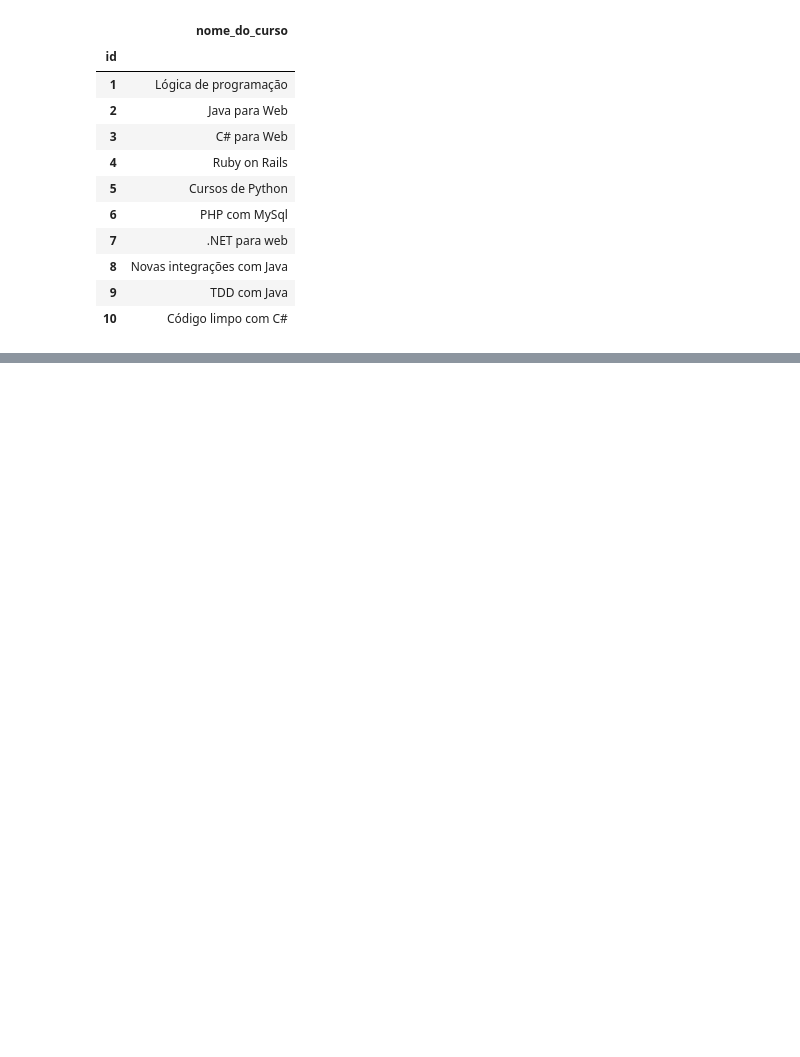
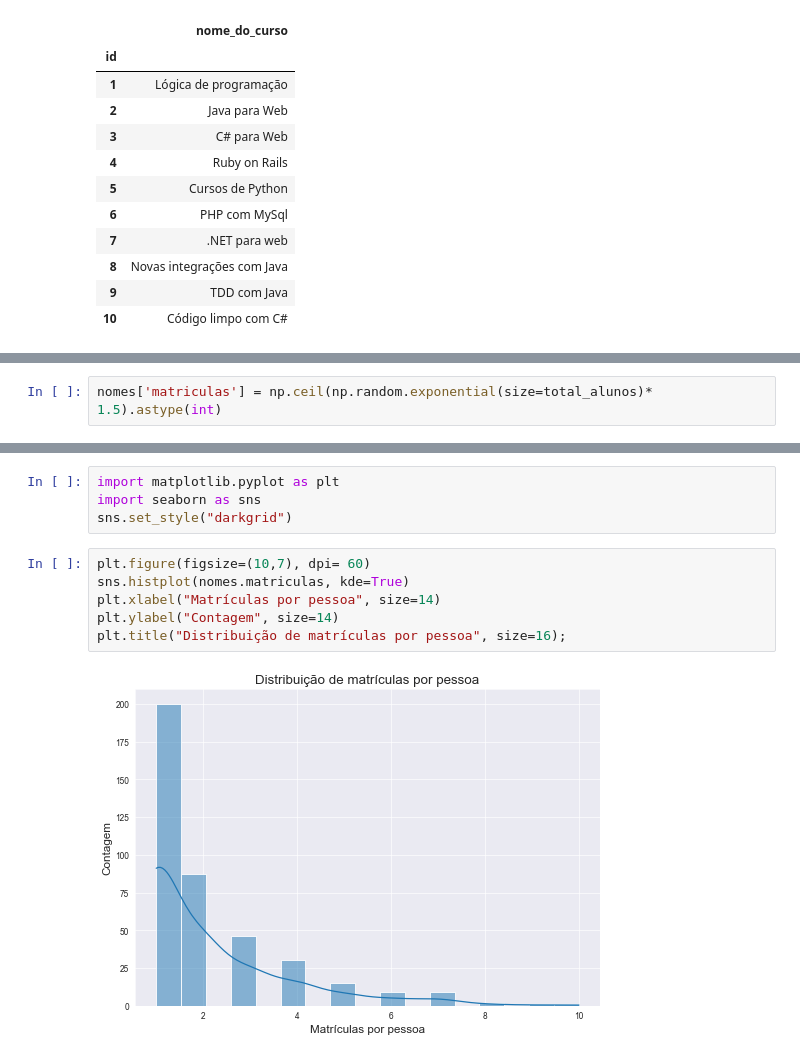
Before and after one commit to renatanesio/DataScience, a Jupyter notebook: Pandas/PandasIO.ipynb, the cells around one changed output, grey strips where cells are left out. Drawn from its saved outputs; the diff is of its cells as text; blank space fills up the shorter version.

Commit message:
Update notebook and add matriculas_por_curso.csv

```diff
--- a/Pandas/PandasIO.ipynb
+++ b/Pandas/PandasIO.ipynb
@@ -173,0 +185,2 @@ cursos.head(10)
+# %%
+nomes['matriculas'] = np.ceil(np.random.exponential(size=total_alunos)* 1.5).astype(int)
@@ -173,0 +208,12 @@ cursos.head(10)
+# %%
+import matplotlib.pyplot as plt
+import seaborn as sns
+sns.set_style("darkgrid")
+# %%
+plt.figure(figsize=(10,7), dpi= 60)
+sns.histplot(nomes.matriculas, kde=True)
+plt.xlabel("Matrículas por pessoa", size=14)
+plt.ylabel("Contagem", size=14)
+plt.title("Distribuição de matrículas por pessoa", size=16);
+# %% [output]
+[figure, added]
```
Also changed, not shown: parts of 29 cells of this notebook, 1 other file.
